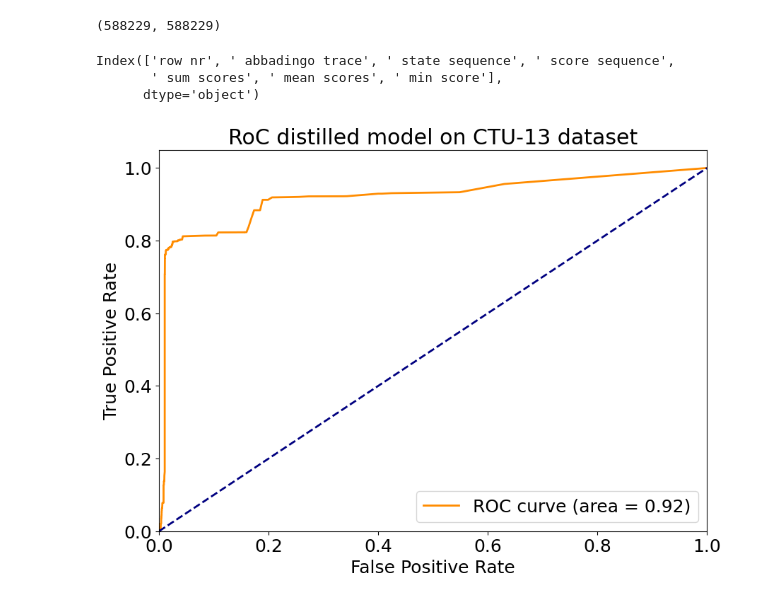
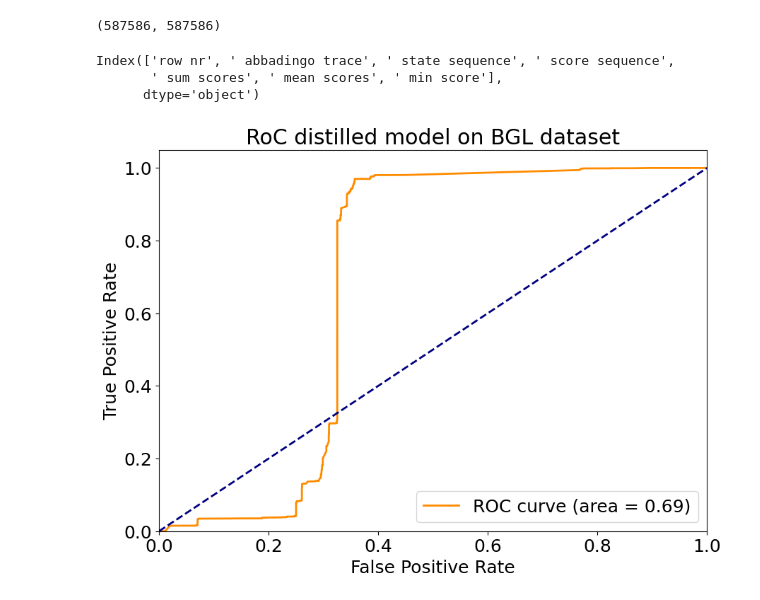
Before and after one commit to tudelft-cda-lab/FlexFringe, a Jupyter notebook: data/active_learning/test_nn_queries/BGL_network/evaluate_distilled_model_results.ipynb, the cells around one changed output. Saved outputs shown, nothing was run; the diff lists cells and outputs as text; code cells hidden in the pictures.

```diff
--- a/data/active_learning/test_nn_queries/BGL_network/evaluate_distilled_model_results.ipynb
+++ b/data/active_learning/test_nn_queries/BGL_network/evaluate_distilled_model_results.ipynb
@@ -26,7 +29,7 @@ import pandas as pd
 import pickle as pk
 
 label_file = "data/y_test.txt"
-results_file = "model.3.after_refs.json.result"
+results_file = "model_counterexample.json.result"
 
 df = pd.read_csv(results_file, delimiter=";")
 df
@@ -52,7 +55,7 @@ with open(label_file, "rt") as inf:
         y.append(int(line))
 len(df), len(y)
 # %% [output]
-(588229, 588229)
+(587586, 587586)
 # %%
 df.columns
 # %% [output]
@@ -62,33 +65,33 @@ Index(['row nr', ' abbadingo trace', ' state sequence', ' score sequence',
 # %%
 import matplotlib
 
 matplotlib.rcParams.update({'font.size': 18})
 
 from sklearn.metrics import roc_curve, auc, roc_auc_score
 import matplotlib.pyplot as plt
 import seaborn as sns
 
 score = -df[" min score"]
 
 fpr, tpr, thresholds = roc_curve(y, score)
 roc_auc = roc_auc_score(y, score)
 
 plt.figure(figsize=(10, 7))
 lw = 2
 plt.plot(
     fpr,
     tpr,
     color="darkorange",
     lw=lw,
     label="ROC curve (area = %0.2f)" % roc_auc,
 )
 plt.plot([0, 1], [0, 1], color="navy", lw=lw, linestyle="--")
 plt.xlim([0.0, 1.0])
 plt.ylim([0.0, 1.05])
 plt.xlabel("False Positive Rate")
 plt.ylabel("True Positive Rate")
-plt.title("RoC distilled model on CTU-13 dataset")
+plt.title("RoC distilled model on BGL dataset")
 plt.legend(loc="lower right")
-plt.savefig("ROC_distilled_model_ctu.png")
+plt.savefig("ROC_distilled_model_bgl.png")
 # %% [output]
-[figure, old version]
+[figure, new version]
```
Also changed, not shown: parts of 3 cells of this notebook, 33 other files.
